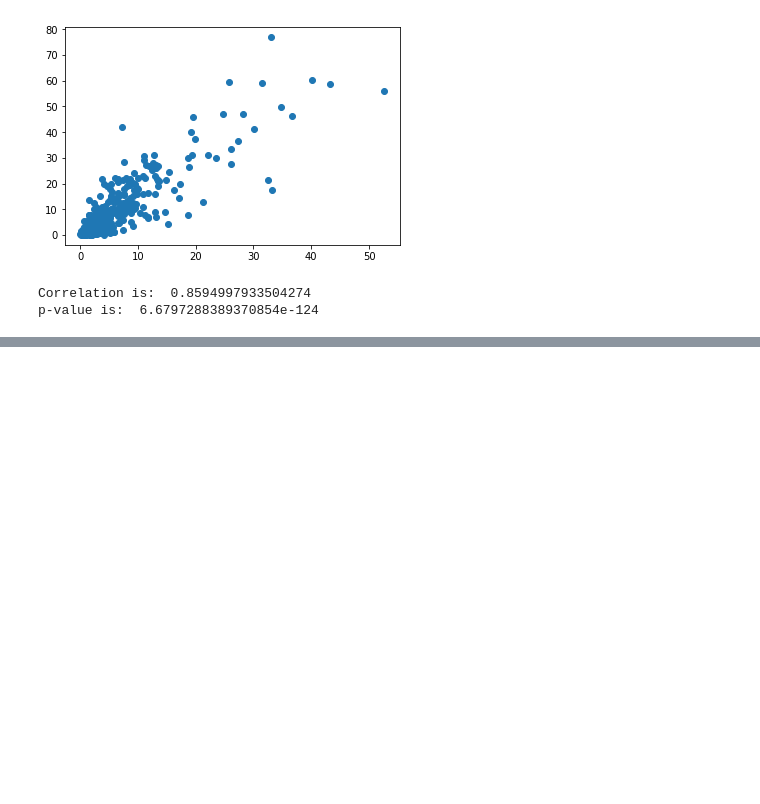
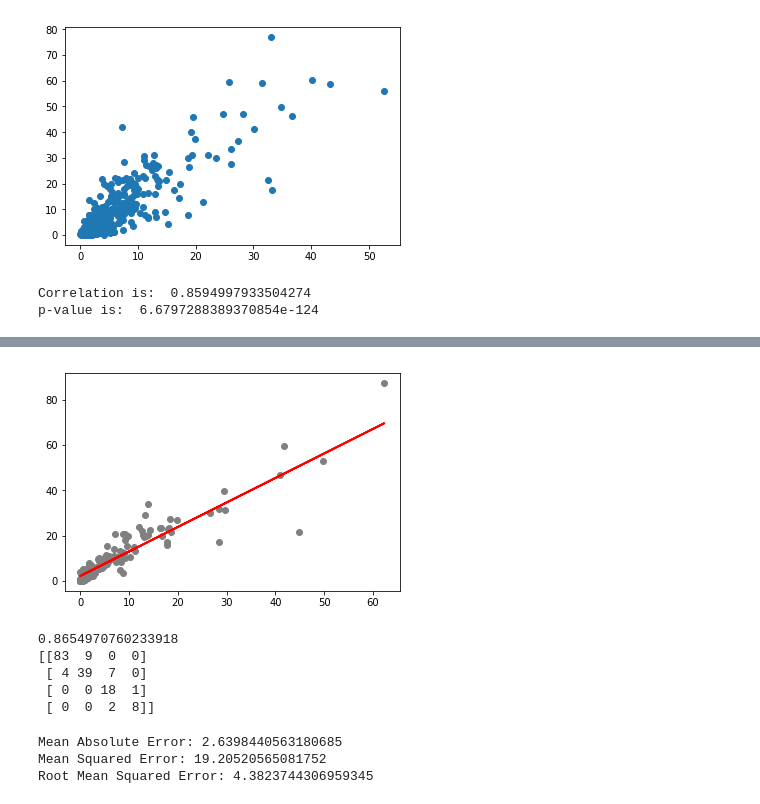
Before and after one commit to tangym/SleepQualityMonitor, a Jupyter notebook: SaO2.ipynb, the cells around one changed output, grey strips where cells are left out. Cells and saved outputs as stored; diff of their text form; code cells hidden in the pictures; blank space fills up the shorter version.

```diff
--- a/SaO2.ipynb
+++ b/SaO2.ipynb
@@ -246,0 +393,31 @@ print(list(set(file_names) - set(name_check)))
+# %%
+plt.scatter(X_test, y_test,  color='gray')
+plt.plot(X_test, y_pred, color='red', linewidth=2)
+plt.show()
+# %% [output]
+[figure, added]
+# %%
+pred_label = dataToLabel(y_pred)
+truth_label = dataToLabel(y_test)
+count = 0
+for i in range(len(pred_label)):
+    if pred_label[i] == truth_label[i]:
+        count += 1
+accuracy = count / len(truth_label)
+cm = confusion_matrix(pred_label, truth_label)
+print(accuracy)
+print(cm)
+# %% [output]
+0.8654970760233918
+[[83  9  0  0]
+ [ 4 39  7  0]
+ [ 0  0 18  1]
+ [ 0  0  2  8]]
+# %%
+print('Mean Absolute Error:', metrics.mean_absolute_error(y_test, y_pred))
+print('Mean Squared Error:', metrics.mean_squared_error(y_test, y_pred))
+print('Root Mean Squared Error:', np.sqrt(metrics.mean_squared_error(y_test, y_pred)))
+# %% [output]
+Mean Absolute Error: 2.6398440563180685
+Mean Squared Error: 19.20520565081752
+Root Mean Squared Error: 4.3823744306959345
```
Also changed, not shown: parts of 13 cells of this notebook.
